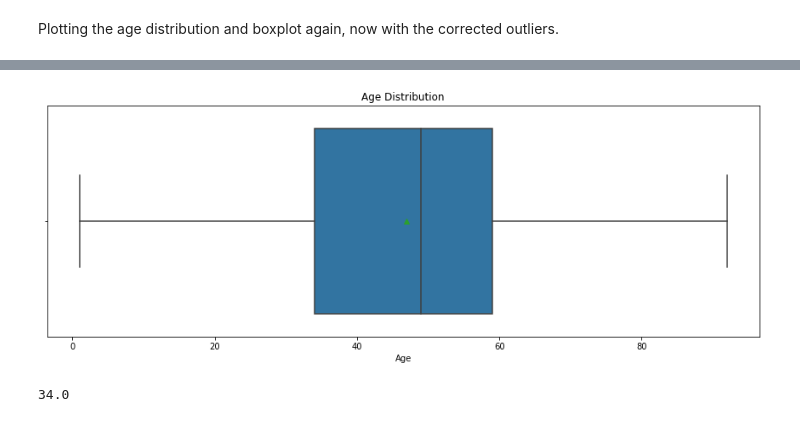
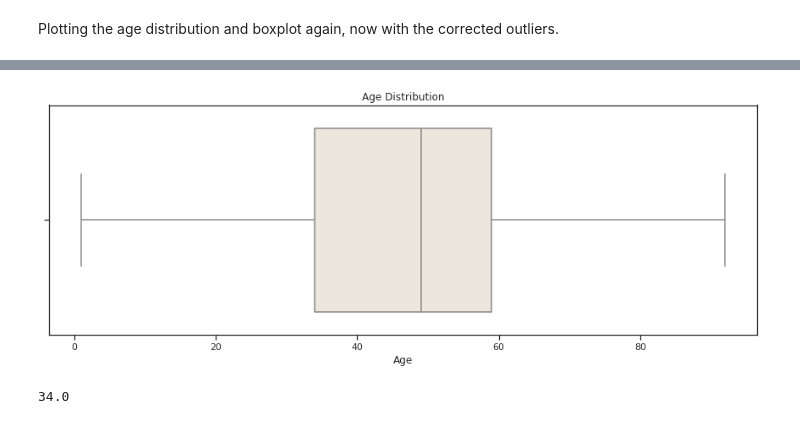
Before and after one commit to EiroaMD/final_project_IH_pneumonia, a Jupyter notebook: 3_EDA.ipynb, the cells around one changed output, grey strips where cells are left out. Saved outputs shown, nothing was run; the diff lists cells and outputs as text; code cells hidden in the pictures.

```diff
--- a/3_EDA.ipynb
+++ b/3_EDA.ipynb
@@ -252,13 +283,13 @@ plt.show()
 # %%
 plt.figure(figsize=(15,5))
 
-bp = sns.boxplot(labels.age, showmeans=True)
+sns.boxplot(labels.age, color='#EFE7DA')
 plt.xlabel('Age')
 plt.title('Age Distribution')
 
 plt.show()
 # %% [output]
-[figure, old version]
+[figure, new version]
 # %%
 np.quantile(labels.age, 0.25)
 # %% [output]
```
Also changed, not shown: parts of 14 cells of this notebook.
